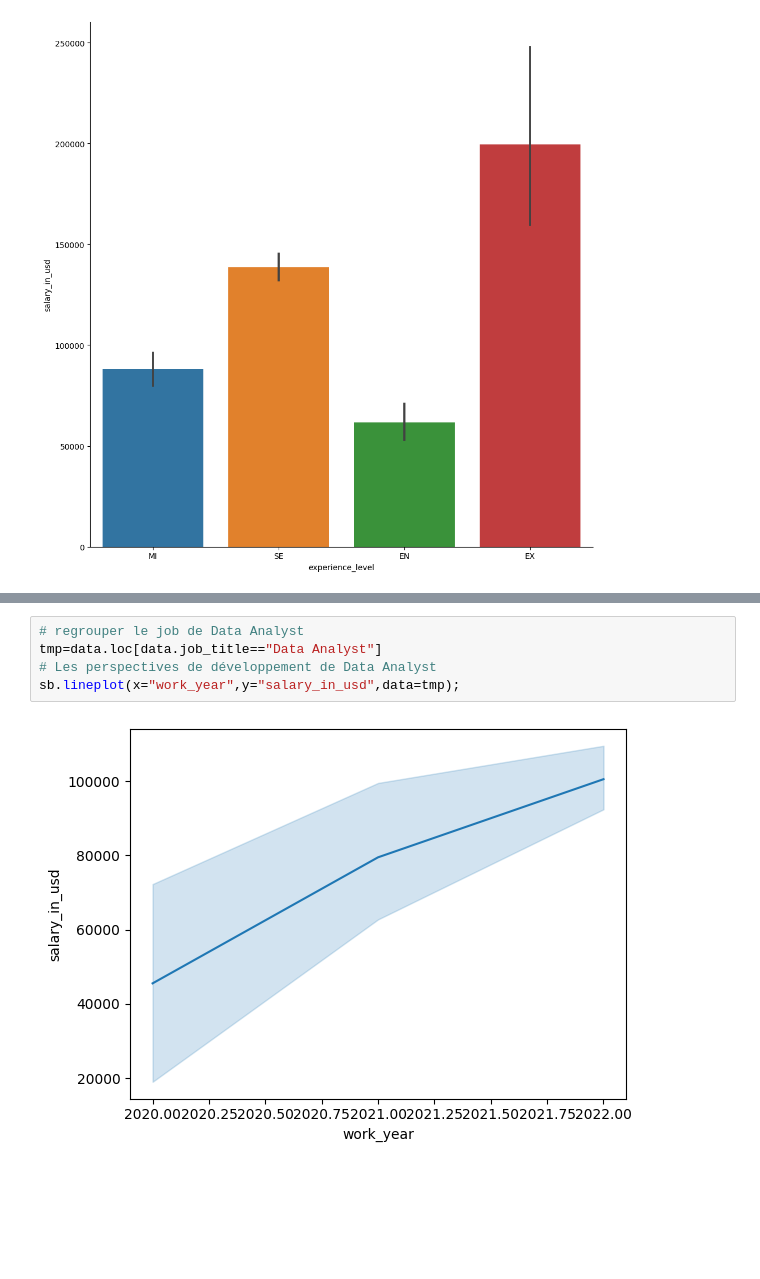
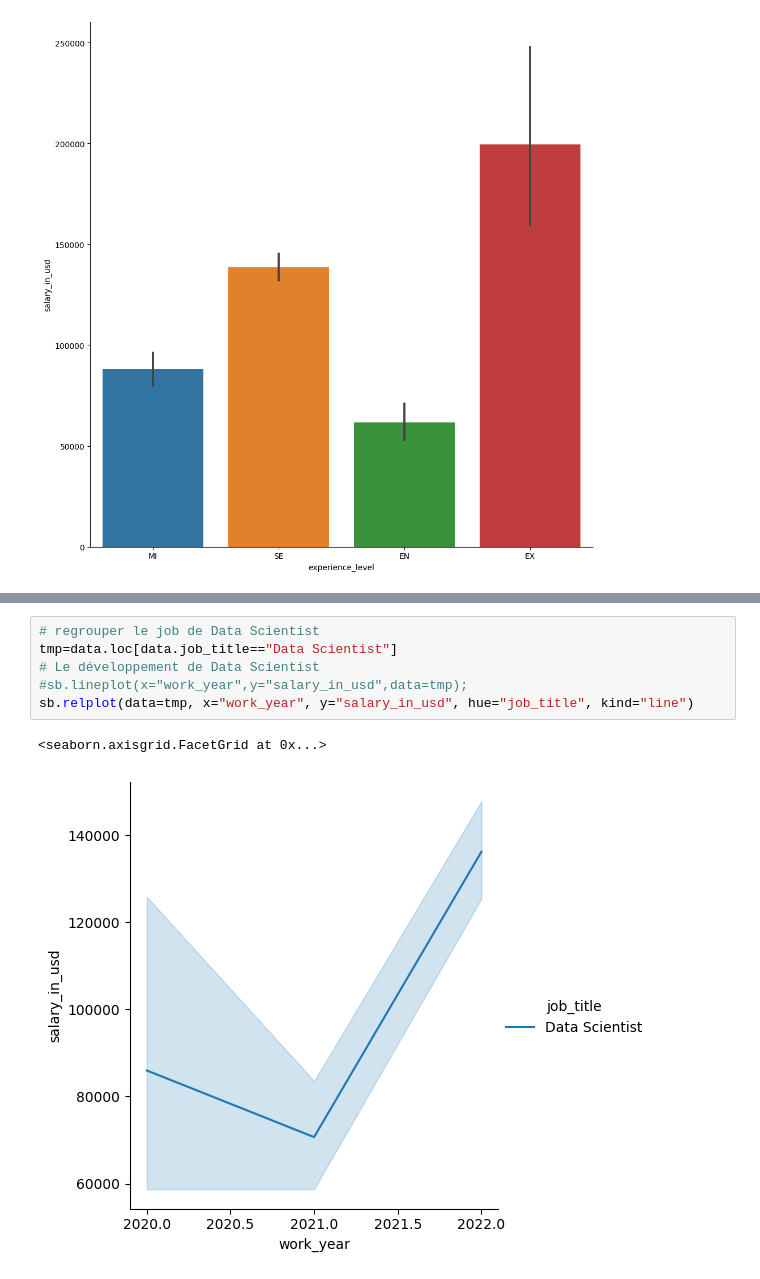
Before and after one commit to An-tianqi/python, a Jupyter notebook: Data Science Job Salaries.ipynb, the cells around one changed output, grey strips where cells are left out. Saved outputs shown, nothing was run; the diff lists cells and outputs as text; blank space fills up the shorter version.

```diff
--- a/Data Science Job Salaries.ipynb
+++ b/Data Science Job Salaries.ipynb
@@ -37,7 +100,9 @@ sb.boxplot(x='work_year',y='salary_in_usd',data=data)
 # %%
-# regrouper le job de Data Analyst
-tmp=data.loc[data.job_title=="Data Analyst"]
-# Les perspectives de développement de Data Analyst
-sb.lineplot(x="work_year",y="salary_in_usd",data=tmp);
+# regrouper le job de Data Scientist
+tmp=data.loc[data.job_title=="Data Scientist"]
+# Le développement de Data Scientist
+#sb.lineplot(x="work_year",y="salary_in_usd",data=tmp);
+sb.relplot(data=tmp, x="work_year", y="salary_in_usd", hue="job_title", kind="line")
 # %% [output]
+<seaborn.axisgrid.FacetGrid at 0x...>
-[figure, old version]
+[figure, new version]
```
Also changed, not shown: parts of 16 cells of this notebook.
